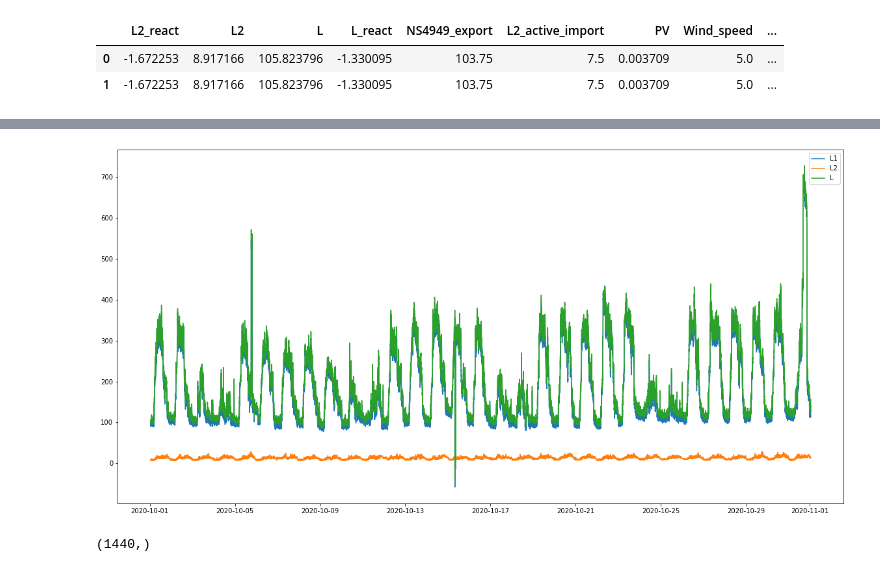
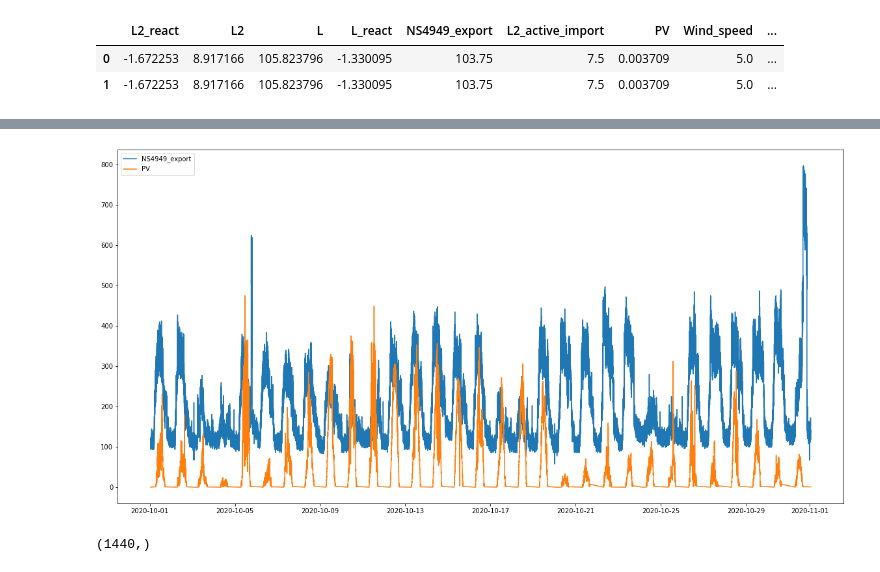
Before and after one commit to theodorhusefest/microgrid-mpc, a Jupyter notebook: data/load_forecast.ipynb, the cells around one changed output, grey strips where cells are left out. Saved outputs shown, nothing was run; the diff lists cells and outputs as text; code cells hidden in the pictures.

```diff
--- a/data/load_forecast.ipynb
+++ b/data/load_forecast.ipynb
@@ -12,7 +12,3 @@ data.head(2)
 |  | L2_react | L2 | L | L_react | NS4949_export | L2_active_import | PV | Wind_speed | ... |
 | 0 | -1.672253 | 8.917166 | 105.823796 | -1.330095 | 103.75 | 7.5 | 0.003709 | 5.0 | ... |
 | 1 | -1.672253 | 8.917166 | 105.823796 | -1.330095 | 103.75 | 7.5 | 0.003709 | 5.0 | ... |
-# %%
-data["L1"] = data["L"] - data["L2"]
-
-data.head(6)
@@ -35,15 +15,15 @@ plt.show()
 # %%
 def plot_series_in_df(df, series):
     t = df.date
     for serie in series:
         plt.plot(t, df[serie].values)
 
     plt.legend(series)
 
 plt.figure(figsize = (20, 10))
-plot_series_in_df(data, ["L1", "L2", "L"])
+plot_series_in_df(data, ["NS4949_export", "PV"])
 # %% [output]
-[figure, old version]
+[figure, new version]
 # %%
 def get_average_day(df, column, sample_period = 1):
     """
```
Also changed, not shown: parts of 4 cells of this notebook, 12 other files.
